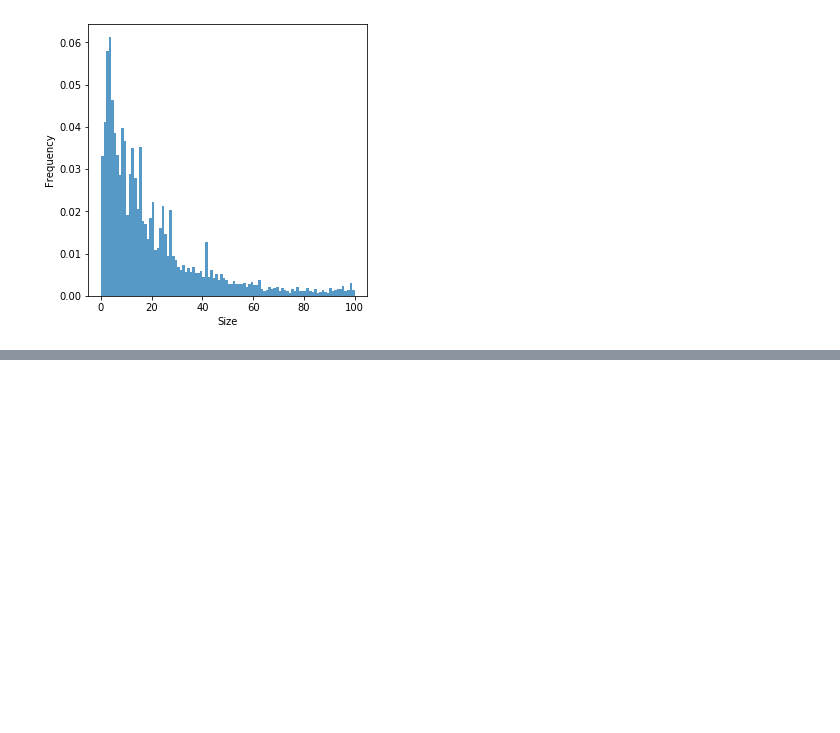
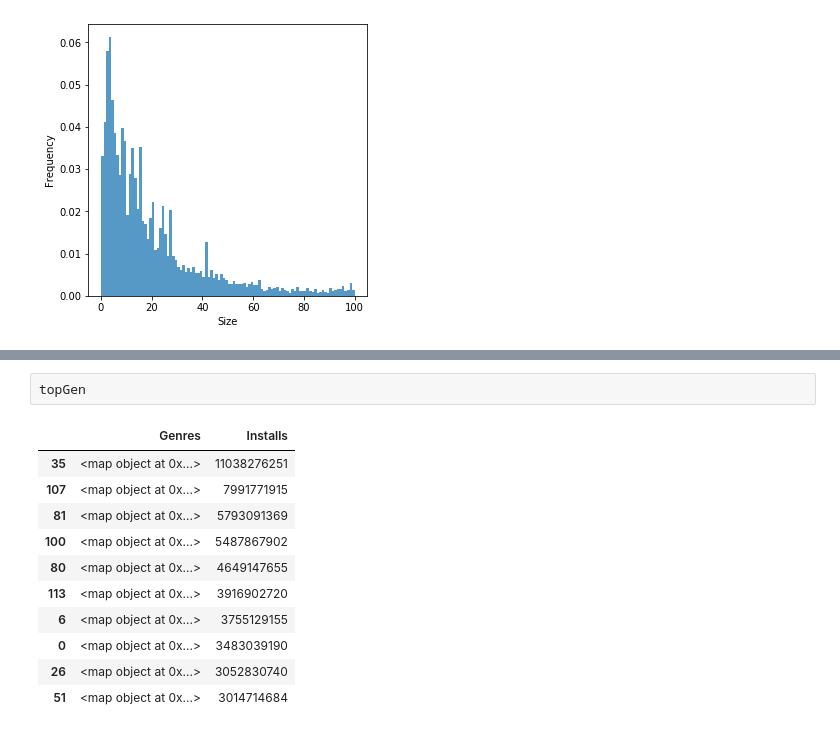
Before and after one commit to grendy/capstone-flask, a Jupyter notebook: capstone-UIFlask.ipynb, the cells around one changed output, grey strips where cells are left out. Drawn from its saved outputs; the diff is of its cells as text; blank space fills up the shorter version.

```diff
--- a/capstone-UIFlask.ipynb
+++ b/capstone-UIFlask.ipynb
@@ -245,0 +247,14 @@ Text(0, 0.5, 'Frequency')
+# %%
+topGen
+# %% [output]
+|  | Genres | Installs |
+| 35 | <map object at 0x...> | 11038276251 |
+| 107 | <map object at 0x...> | 7991771915 |
+| 81 | <map object at 0x...> | 5793091369 |
+| 100 | <map object at 0x...> | 5487867902 |
+| 80 | <map object at 0x...> | 4649147655 |
+| 113 | <map object at 0x...> | 3916902720 |
+| 6 | <map object at 0x...> | 3755129155 |
+| 0 | <map object at 0x...> | 3483039190 |
+| 26 | <map object at 0x...> | 3052830740 |
+| 51 | <map object at 0x...> | 3014714684 |
```
Also changed, not shown: parts of 1 cell of this notebook, 2 other files.
